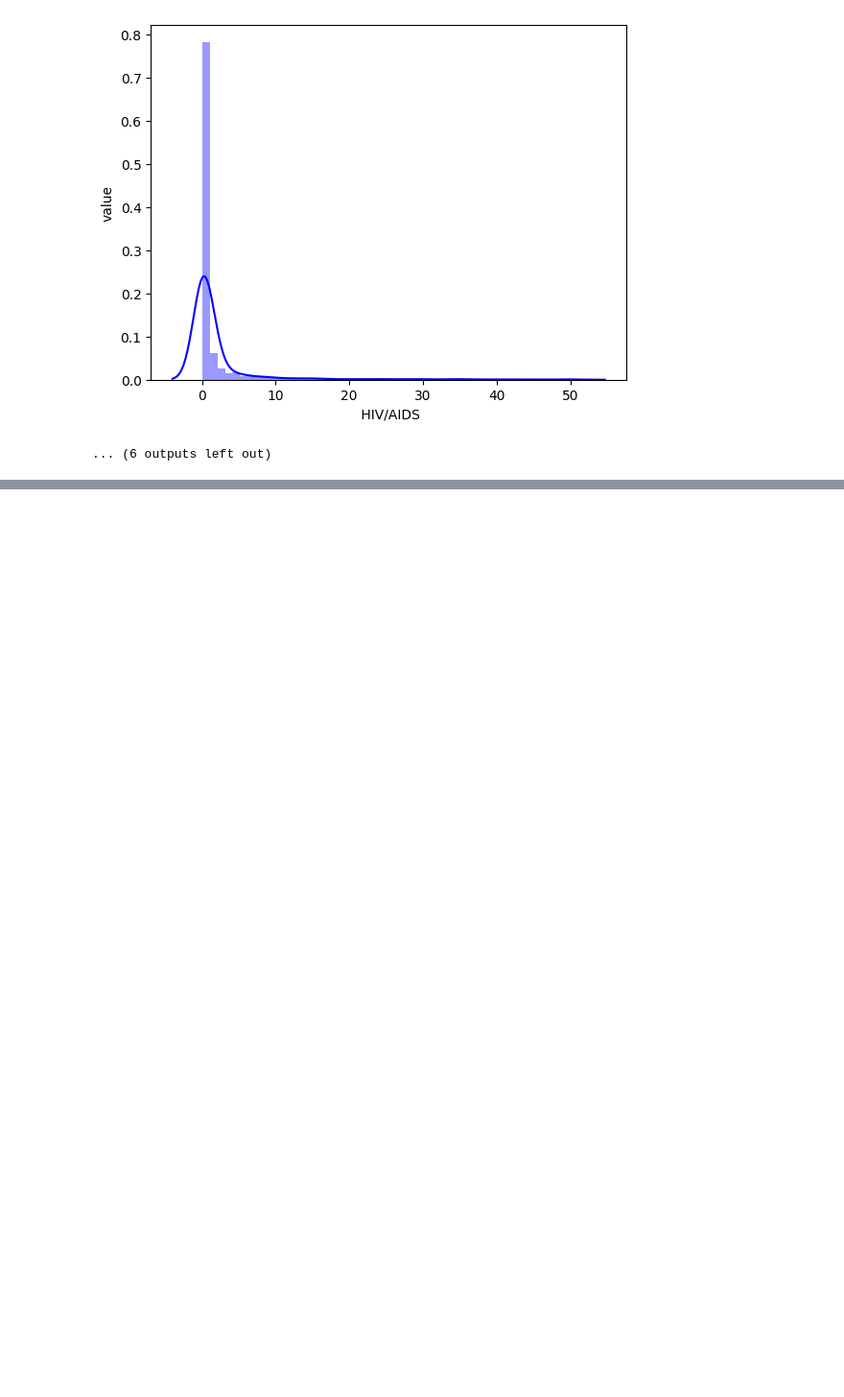
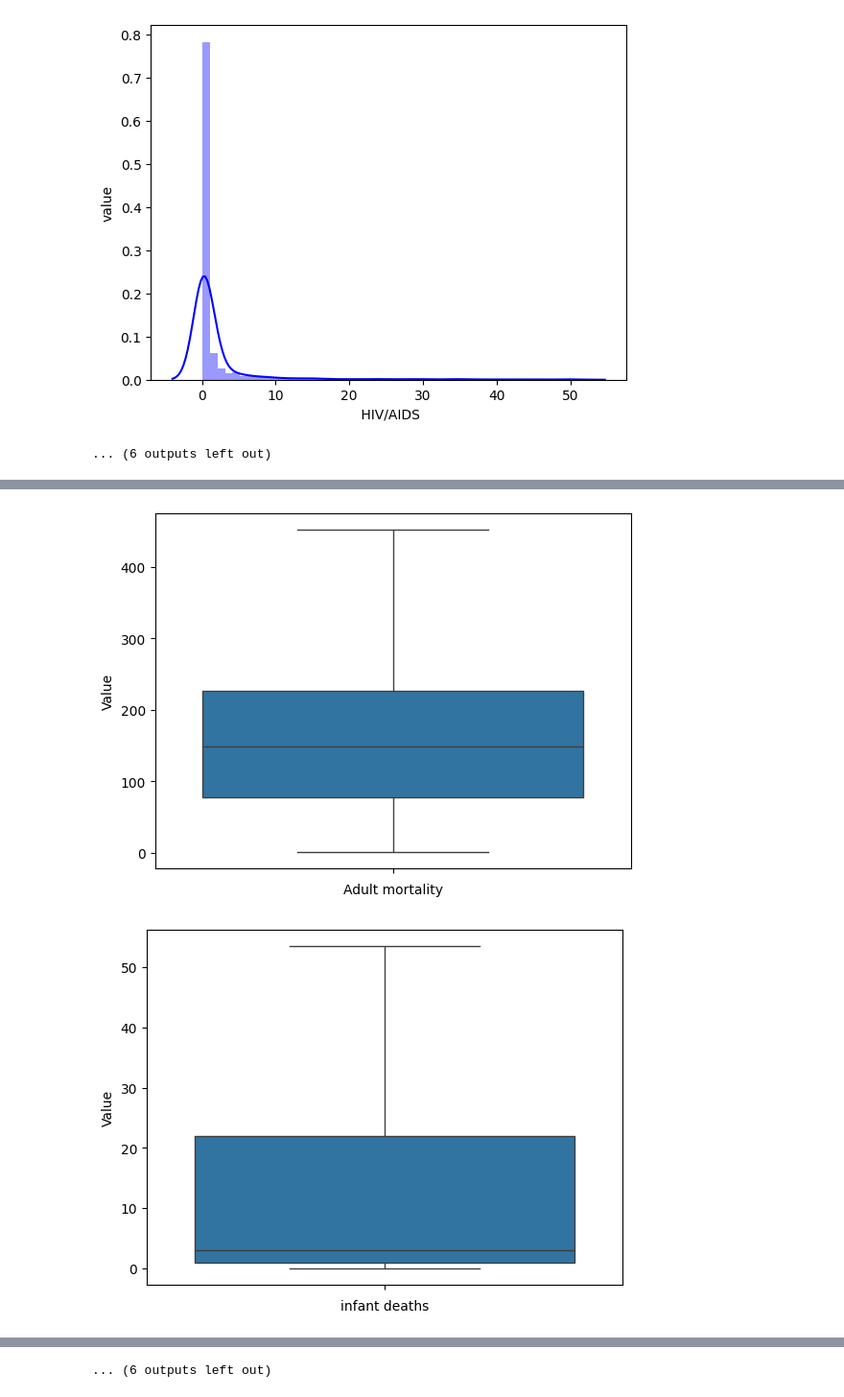
Before and after one commit to DataDrivenAkanksha/Life-expectancy-deep-learning, a Jupyter notebook: life_expactancy_deep_learning.ipynb, the cells around one changed output, grey strips where cells are left out. Shown at 96% size. Saved outputs shown, nothing was run; the diff lists cells and outputs as text; code cells hidden in the pictures; blank space fills up the shorter version.

```diff
--- a/life_expactancy_deep_learning.ipynb
+++ b/life_expactancy_deep_learning.ipynb
@@ -281,0 +350,18 @@ for i in df1.columns:
+# %%
+for z in df.select_dtypes(include=['float64','int64']).drop(columns=['Year','Life expectancy']).columns:
+  q1=np.percentile(df[z],25)
+  q3=np.percentile(df[z],75)
+  iqr=q3-q1
+  lf=q1-(1.5*iqr)
+  uf=q3+(1.5*iqr)
+  df[z]=np.where(df[z]>uf,uf,np.where(df[z]<lf,lf,df[z]))
+# %%
+df1=df.select_dtypes(include=['float64','int64']).drop(columns=['Year','Life expectancy'])
+for o in df1.columns:
+  sns.boxplot(df1[o])
+  plt.xlabel(o)
+  plt.ylabel('Value')
+  plt.show()
+# %% [output]
+[figure, added]
+[figure, added]
@@ -281,0 +378 @@ for i in df1.columns:
+... (6 outputs left out)
```
Also changed, not shown: parts of 12 cells of this notebook.
